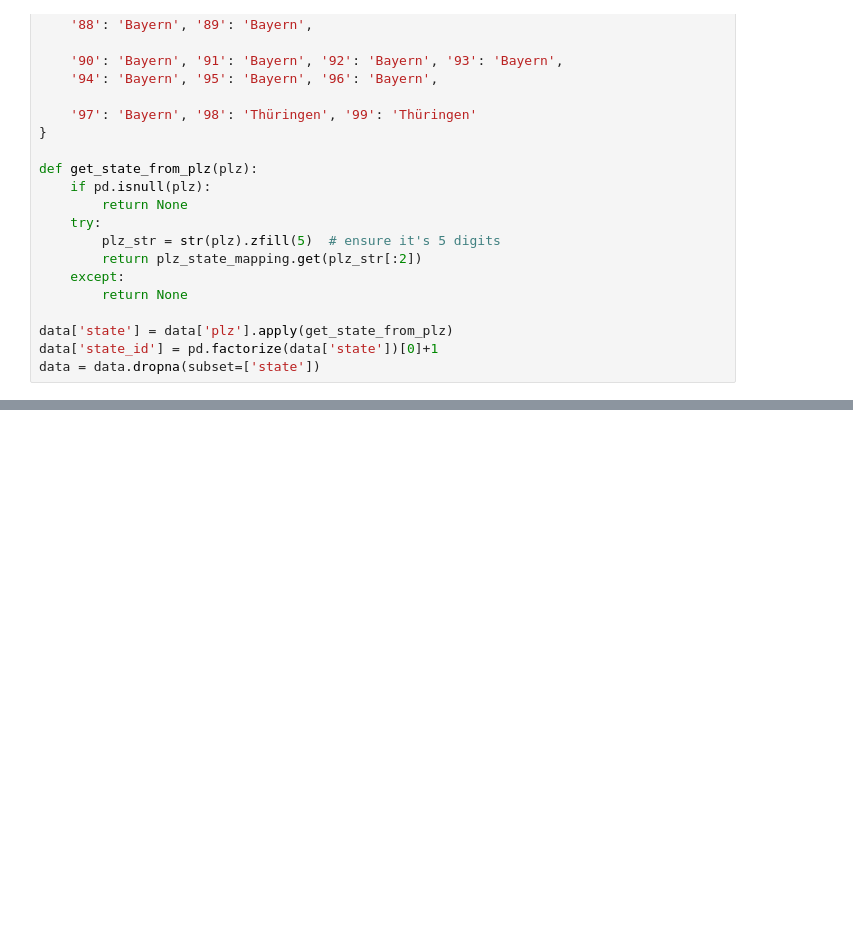
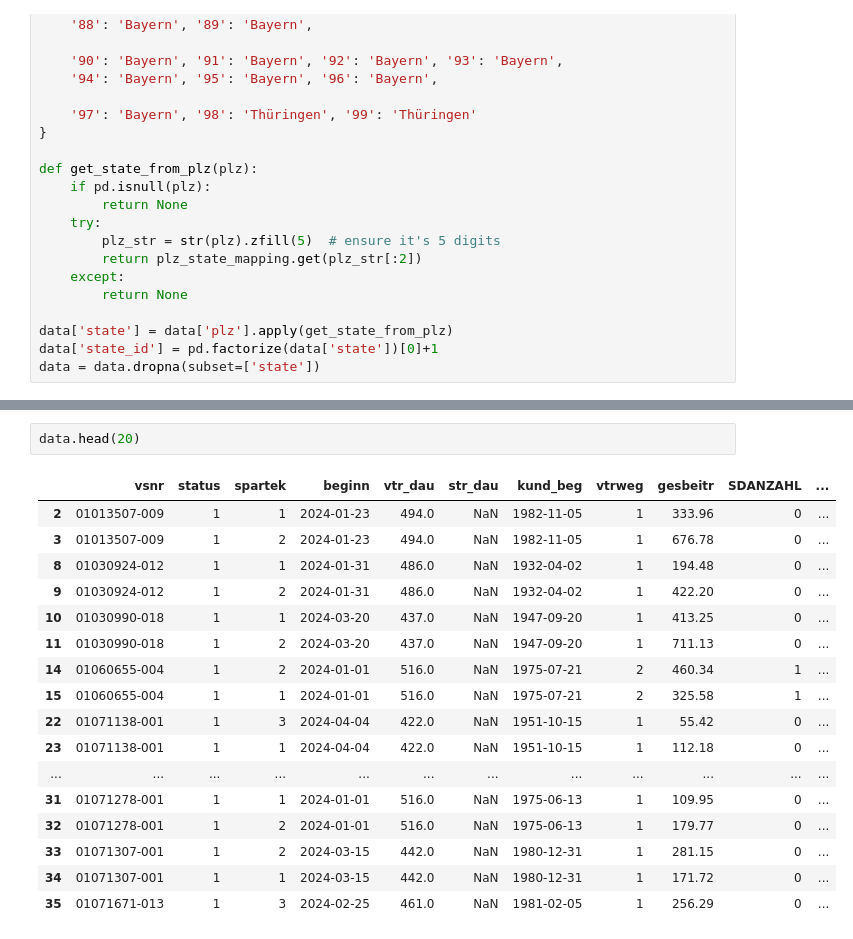
Before and after one commit to vipdurgade/Insurance_Claim_Prediction-, a Jupyter notebook: Notebook.ipynb, the cells around one changed output, grey strips where cells are left out. Saved outputs shown, nothing was run; the diff lists cells and outputs as text; blank space fills up the shorter version.

```diff
--- a/Notebook.ipynb
+++ b/Notebook.ipynb
@@ -309,0 +361,20 @@ print(data['gfeld'].head())
+# %%
+data.head(20)
+# %% [output]
+|  | vsnr | status | spartek | beginn | vtr_dau | str_dau | kund_beg | vtrweg | gesbeitr | SDANZAHL | ... |
+| 2 | 01013507-009 | 1 | 1 | 2024-01-23 | 494.0 | NaN | 1982-11-05 | 1 | 333.96 | 0 | ... |
+| 3 | 01013507-009 | 1 | 2 | 2024-01-23 | 494.0 | NaN | 1982-11-05 | 1 | 676.78 | 0 | ... |
+| 8 | 01030924-012 | 1 | 1 | 2024-01-31 | 486.0 | NaN | 1932-04-02 | 1 | 194.48 | 0 | ... |
+| 9 | 01030924-012 | 1 | 2 | 2024-01-31 | 486.0 | NaN | 1932-04-02 | 1 | 422.20 | 0 | ... |
+| 10 | 01030990-018 | 1 | 1 | 2024-03-20 | 437.0 | NaN | 1947-09-20 | 1 | 413.25 | 0 | ... |
+| 11 | 01030990-018 | 1 | 2 | 2024-03-20 | 437.0 | NaN | 1947-09-20 | 1 | 711.13 | 0 | ... |
+| 14 | 01060655-004 | 1 | 2 | 2024-01-01 | 516.0 | NaN | 1975-07-21 | 2 | 460.34 | 1 | ... |
+| 15 | 01060655-004 | 1 | 1 | 2024-01-01 | 516.0 | NaN | 1975-07-21 | 2 | 325.58 | 1 | ... |
+| 22 | 01071138-001 | 1 | 3 | 2024-04-04 | 422.0 | NaN | 1951-10-15 | 1 | 55.42 | 0 | ... |
+| 23 | 01071138-001 | 1 | 1 | 2024-04-04 | 422.0 | NaN | 1951-10-15 | 1 | 112.18 | 0 | ... |
+| ... | ... | ... | ... | ... | ... | ... | ... | ... | ... | ... | ... |
+| 31 | 01071278-001 | 1 | 1 | 2024-01-01 | 516.0 | NaN | 1975-06-13 | 1 | 109.95 | 0 | ... |
+| 32 | 01071278-001 | 1 | 2 | 2024-01-01 | 516.0 | NaN | 1975-06-13 | 1 | 179.77 | 0 | ... |
+| 33 | 01071307-001 | 1 | 2 | 2024-03-15 | 442.0 | NaN | 1980-12-31 | 1 | 281.15 | 0 | ... |
+| 34 | 01071307-001 | 1 | 1 | 2024-03-15 | 442.0 | NaN | 1980-12-31 | 1 | 171.72 | 0 | ... |
+| 35 | 01071671-013 | 1 | 3 | 2024-02-25 | 461.0 | NaN | 1981-02-05 | 1 | 256.29 | 0 | ... |
```
Also changed, not shown: parts of 20 cells of this notebook, 2 other files.
